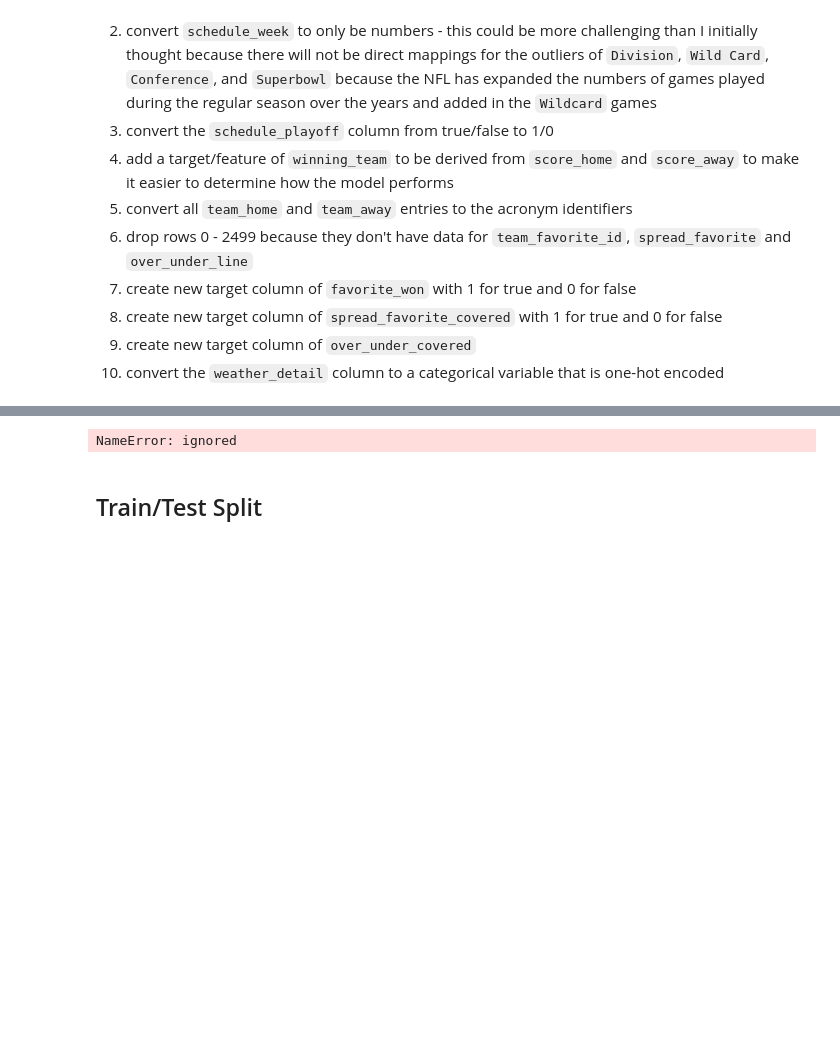
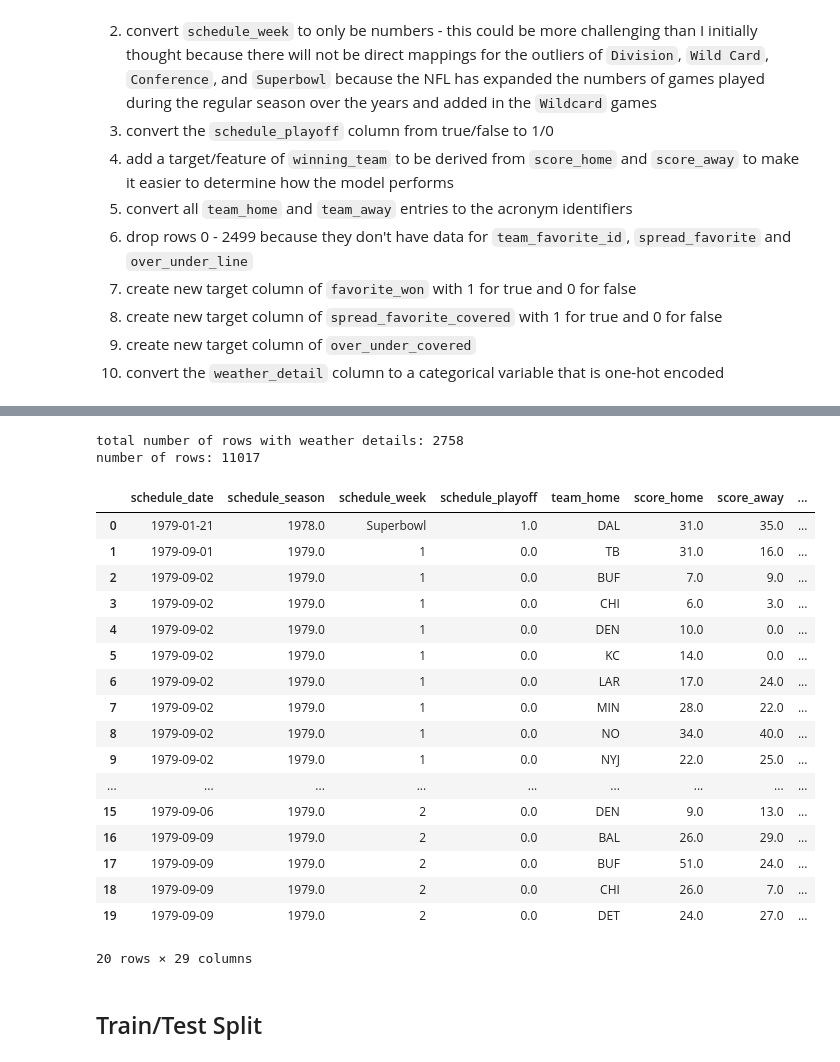
Before and after one commit to tyslas/CS5265-tyslas-nfl-spread-line-outcomes, a Jupyter notebook: NFLSpreadAndLineOutcomes.ipynb, the cells around one changed output, grey strips where cells are left out. Saved outputs shown, nothing was run; the diff lists cells and outputs as text; code cells hidden in the pictures; blank space fills up the shorter version.

```diff
--- a/NFLSpreadAndLineOutcomes.ipynb
+++ b/NFLSpreadAndLineOutcomes.ipynb
@@ -268,12 +321,18 @@ print('counts:\n',scores_dropped['spread_favorite_covered'].value_counts())
 # create new target column of over_under_covered
 
 # need to cast over_under_line column to a float -- pandas recognizes it as a string
-scores_dropped.loc[2500:, 'over_under_line'] = pd.to_numeric(scores_dropped.loc[2500:, 'over_under_line'], errors='coerce')
-# scores_dropped.loc[2500:, 'over_under_line'].astype(float)
+scores_dropped['over_under_line'] = pd.to_numeric(scores_dropped['over_under_line'], errors='coerce')
+# scores_dropped['over_under_line'].astype(float)
 print(scores_dropped['over_under_line'].dtypes)
 def determine_over_under_covered(row):
-  return 1 if int(row['score_home'] + row['score_away']) > row['over_under_line'] else 0
+  return 1 if row['score_home'] + row['score_away'] > row['over_under_line'] else 0
 
-scores_dropped.loc[2500:, 'over_under_covered'] = scores_dropped.loc[2500:].apply(determine_over_under_covered, axis = 1)
+scores_dropped['over_under_covered'] = scores_dropped.apply(determine_over_under_covered, axis = 1)
 display(scores_dropped[['score_home', 'score_away', 'over_under_line', 'over_under_covered']].head(20))
-print('counts:\n',scores_dropped['over_under_covered'].value_counts())
+
+counts = scores_dropped['over_under_covered'].value_counts()
+over_missed = counts.values[0]
+over_covered = counts.values[1]
+percent_over_covered = round((over_covered / (over_covered + over_missed)) * 100, 2)
+
+print(f"the over hit {percent_over_covered}% of the time")
@@ -280,7 +359,39 @@ print('counts:\n',scores_dropped['over_under_covered'].value_counts())
-# %%
-# convert the weather_detail column to categorical variable that is one-hot encoded
-scores_dropped.loc[2500:, 'weather_detail'].value_counts()
-# %% [output]
-NameError: ignored
+# %%
+# convert the weather_detail column to categorical variable that is one-hot encoded
+
+counts = scores_dropped['weather_detail'].value_counts()
+
+totalWeatherDetails = 0
+for count in counts:
+  totalWeatherDetails += count
+print(f"total number of rows with weather details: {totalWeatherDetails}")
+numRows = scores_dropped.shape[0]
+print(f"number of rows: {numRows}")
+
+one_hot_encoded = pd.get_dummies(scores_dropped['weather_detail'], prefix = 'conditions')
+scores_encoded = pd.concat([scores_dropped, one_hot_encoded], axis = 1)
+
+scores_encoded.head(20)
+# %% [output]
+total number of rows with weather details: 2758
+number of rows: 11017
+|  | schedule_date | schedule_season | schedule_week | schedule_playoff | team_home | score_home | score_away | ... |
+| 0 | 1979-01-21 | 1978.0 | Superbowl | 1.0 | DAL | 31.0 | 35.0 | ... |
+| 1 | 1979-09-01 | 1979.0 | 1 | 0.0 | TB | 31.0 | 16.0 | ... |
+| 2 | 1979-09-02 | 1979.0 | 1 | 0.0 | BUF | 7.0 | 9.0 | ... |
+| 3 | 1979-09-02 | 1979.0 | 1 | 0.0 | CHI | 6.0 | 3.0 | ... |
+| 4 | 1979-09-02 | 1979.0 | 1 | 0.0 | DEN | 10.0 | 0.0 | ... |
+| 5 | 1979-09-02 | 1979.0 | 1 | 0.0 | KC | 14.0 | 0.0 | ... |
+| 6 | 1979-09-02 | 1979.0 | 1 | 0.0 | LAR | 17.0 | 24.0 | ... |
+| 7 | 1979-09-02 | 1979.0 | 1 | 0.0 | MIN | 28.0 | 22.0 | ... |
+| 8 | 1979-09-02 | 1979.0 | 1 | 0.0 | NO | 34.0 | 40.0 | ... |
+| 9 | 1979-09-02 | 1979.0 | 1 | 0.0 | NYJ | 22.0 | 25.0 | ... |
+| ... | ... | ... | ... | ... | ... | ... | ... | ... |
+| 15 | 1979-09-06 | 1979.0 | 2 | 0.0 | DEN | 9.0 | 13.0 | ... |
+| 16 | 1979-09-09 | 1979.0 | 2 | 0.0 | BAL | 26.0 | 29.0 | ... |
+| 17 | 1979-09-09 | 1979.0 | 2 | 0.0 | BUF | 51.0 | 24.0 | ... |
+| 18 | 1979-09-09 | 1979.0 | 2 | 0.0 | CHI | 26.0 | 7.0 | ... |
+| 19 | 1979-09-09 | 1979.0 | 2 | 0.0 | DET | 24.0 | 27.0 | ... |
+20 rows × 29 columns
 # %% [markdown]
 ## Train/Test Split
```
Also changed, not shown: parts of 7 cells of this notebook.
